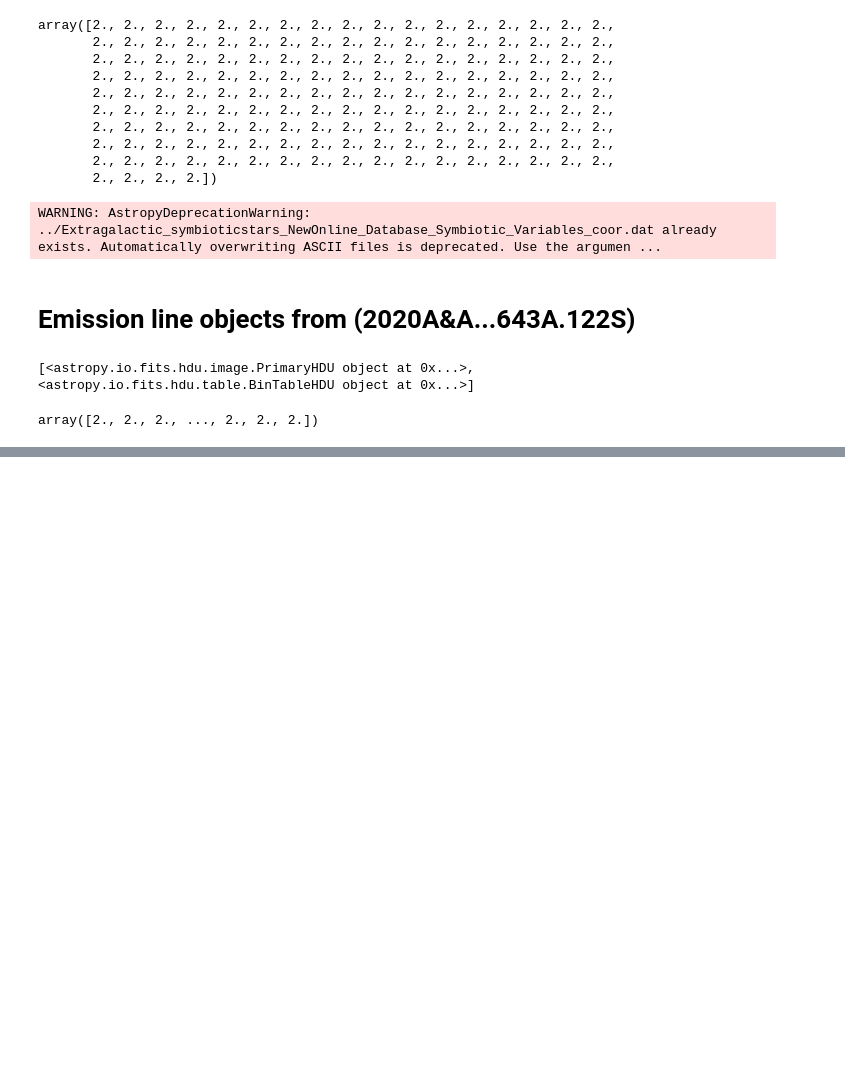
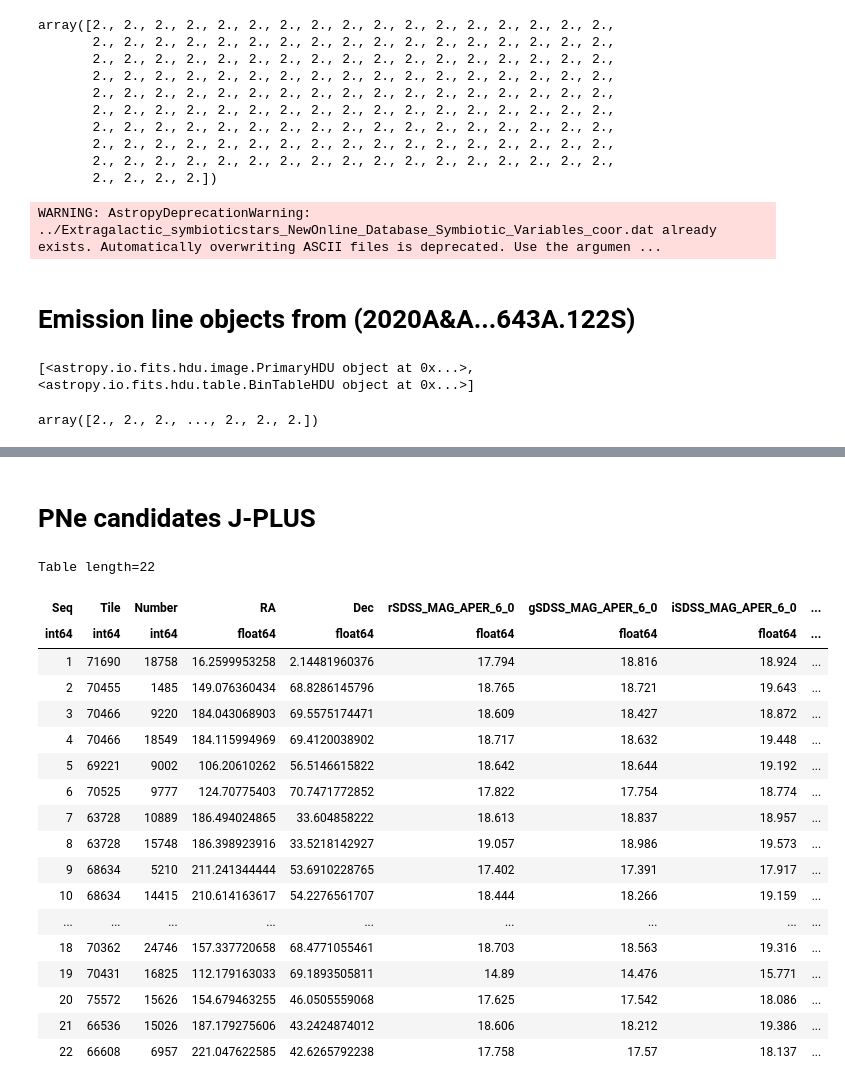
Before and after one commit to AngelGSoto/python-notebooks, a Jupyter notebook: Coorninate only.ipynb, the cells around one changed output, grey strips where cells are left out. Cells and saved outputs as stored; diff of their text form; code cells hidden in the pictures; blank space fills up the shorter version.

```diff
--- a/Coorninate only.ipynb
+++ b/Coorninate only.ipynb
@@ -203,0 +206,25 @@ table4.write(asciifile4, format="ascii.commented_header", delimiter=',')
+# %% [markdown]
+# PNe candidates J-PLUS
+# %%
+tab5 = Table.read("../JPLUS-DR2/aper6_mag_idr/RemainingPNC.dat", format="ascii")
+tab5
+# %% [output]
+Table length=22
+| Seq | Tile | Number | RA | Dec | rSDSS_MAG_APER_6_0 | gSDSS_MAG_APER_6_0 | iSDSS_MAG_APER_6_0 | ... |
+| int64 | int64 | int64 | float64 | float64 | float64 | float64 | float64 | ... |
+| 1 | 71690 | 18758 | 16.2599953258 | 2.14481960376 | 17.794 | 18.816 | 18.924 | ... |
+| 2 | 70455 | 1485 | 149.076360434 | 68.8286145796 | 18.765 | 18.721 | 19.643 | ... |
+| 3 | 70466 | 9220 | 184.043068903 | 69.5575174471 | 18.609 | 18.427 | 18.872 | ... |
+| 4 | 70466 | 18549 | 184.115994969 | 69.4120038902 | 18.717 | 18.632 | 19.448 | ... |
+| 5 | 69221 | 9002 | 106.20610262 | 56.5146615822 | 18.642 | 18.644 | 19.192 | ... |
+| 6 | 70525 | 9777 | 124.70775403 | 70.7471772852 | 17.822 | 17.754 | 18.774 | ... |
+| 7 | 63728 | 10889 | 186.494024865 | 33.604858222 | 18.613 | 18.837 | 18.957 | ... |
+| 8 | 63728 | 15748 | 186.398923916 | 33.5218142927 | 19.057 | 18.986 | 19.573 | ... |
+| 9 | 68634 | 5210 | 211.241344444 | 53.6910228765 | 17.402 | 17.391 | 17.917 | ... |
+| 10 | 68634 | 14415 | 210.614163617 | 54.2276561707 | 18.444 | 18.266 | 19.159 | ... |
+| ... | ... | ... | ... | ... | ... | ... | ... | ... |
+| 18 | 70362 | 24746 | 157.337720658 | 68.4771055461 | 18.703 | 18.563 | 19.316 | ... |
+| 19 | 70431 | 16825 | 112.179163033 | 69.1893505811 | 14.89 | 14.476 | 15.771 | ... |
+| 20 | 75572 | 15626 | 154.679463255 | 46.0505559068 | 17.625 | 17.542 | 18.086 | ... |
+| 21 | 66536 | 15026 | 187.179275606 | 43.2424874012 | 18.606 | 18.212 | 19.386 | ... |
+| 22 | 66608 | 6957 | 221.047622585 | 42.6265792238 | 17.758 | 17.57 | 18.137 | ... |
```
Also changed, not shown: parts of 9 cells of this notebook, 2 other files.
